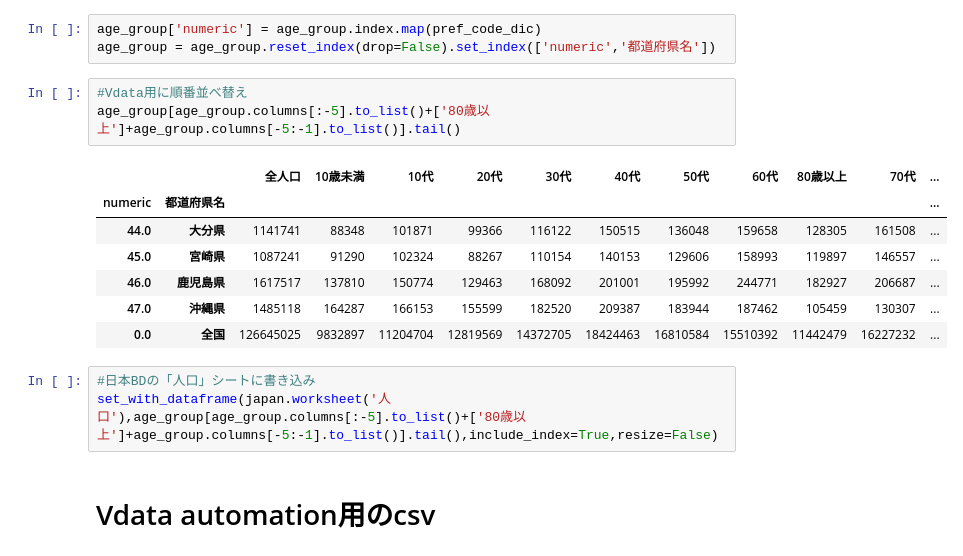
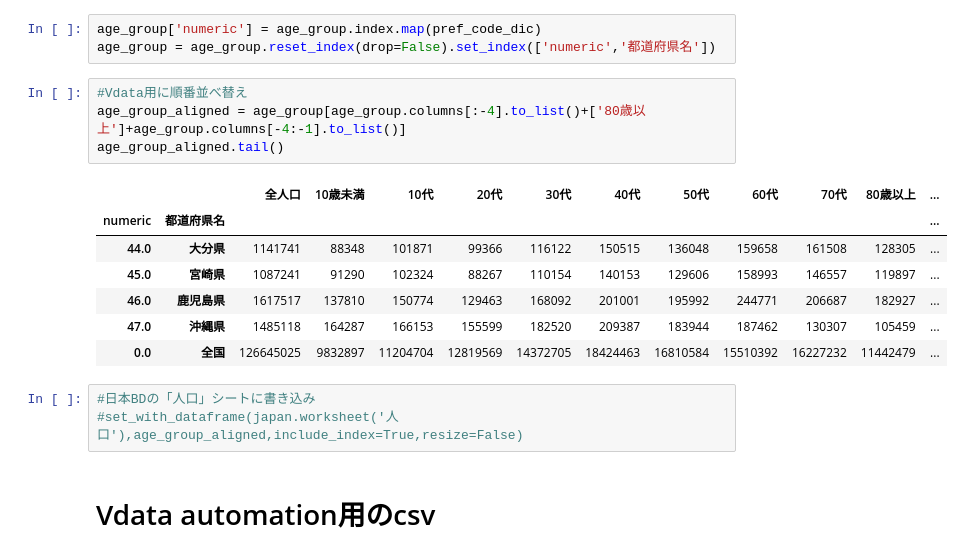
Before and after one commit to miotomita/covid_automation, a Jupyter notebook: Vdata用の人口.ipynb, the cells around one changed output. Drawn from its saved outputs; the diff is of its cells as text.

```diff
--- a/Vdata用の人口.ipynb
+++ b/Vdata用の人口.ipynb
@@ -285,18 +285,19 @@ age_group['numeric'] = age_group.index.map(pref_code_dic)
 age_group = age_group.reset_index(drop=False).set_index(['numeric','都道府県名'])
 # %%
 #Vdata用に順番並べ替え
-age_group[age_group.columns[:-5].to_list()+['80歳以上']+age_group.columns[-5:-1].to_list()].tail()
+age_group_aligned = age_group[age_group.columns[:-4].to_list()+['80歳以上']+age_group.columns[-4:-1].to_list()]
+age_group_aligned.tail()
 # %% [output]
-|  |  | 全人口 | 10歳未満 | 10代 | 20代 | 30代 | 40代 | 50代 | 60代 | 80歳以上 | 70代 | ... |
+|  |  | 全人口 | 10歳未満 | 10代 | 20代 | 30代 | 40代 | 50代 | 60代 | 70代 | 80歳以上 | ... |
 | numeric | 都道府県名 |  |  |  |  |  |  |  |  |  |  | ... |
-| 44.0 | 大分県 | 1141741 | 88348 | 101871 | 99366 | 116122 | 150515 | 136048 | 159658 | 128305 | 161508 | ... |
-| 45.0 | 宮崎県 | 1087241 | 91290 | 102324 | 88267 | 110154 | 140153 | 129606 | 158993 | 119897 | 146557 | ... |
-| 46.0 | 鹿児島県 | 1617517 | 137810 | 150774 | 129463 | 168092 | 201001 | 195992 | 244771 | 182927 | 206687 | ... |
-| 47.0 | 沖縄県 | 1485118 | 164287 | 166153 | 155599 | 182520 | 209387 | 183944 | 187462 | 105459 | 130307 | ... |
-| 0.0 | 全国 | 126645025 | 9832897 | 11204704 | 12819569 | 14372705 | 18424463 | 16810584 | 15510392 | 11442479 | 16227232 | ... |
+| 44.0 | 大分県 | 1141741 | 88348 | 101871 | 99366 | 116122 | 150515 | 136048 | 159658 | 161508 | 128305 | ... |
+| 45.0 | 宮崎県 | 1087241 | 91290 | 102324 | 88267 | 110154 | 140153 | 129606 | 158993 | 146557 | 119897 | ... |
+| 46.0 | 鹿児島県 | 1617517 | 137810 | 150774 | 129463 | 168092 | 201001 | 195992 | 244771 | 206687 | 182927 | ... |
+| 47.0 | 沖縄県 | 1485118 | 164287 | 166153 | 155599 | 182520 | 209387 | 183944 | 187462 | 130307 | 105459 | ... |
+| 0.0 | 全国 | 126645025 | 9832897 | 11204704 | 12819569 | 14372705 | 18424463 | 16810584 | 15510392 | 16227232 | 11442479 | ... |
 # %%
 #日本BDの「人口」シートに書き込み
-set_with_dataframe(japan.worksheet('人口'),age_group[age_group.columns[:-5].to_list()+['80歳以上']+age_group.columns[-5:-1].to_list()].tail(),include_index=True,resize=False)
+#set_with_dataframe(japan.worksheet('人口'),age_group_aligned,include_index=True,resize=False)
 # %% [markdown]
 # Vdata automation用のcsv
 # %%
```
Also changed, not shown: parts of 2 cells of this notebook.
